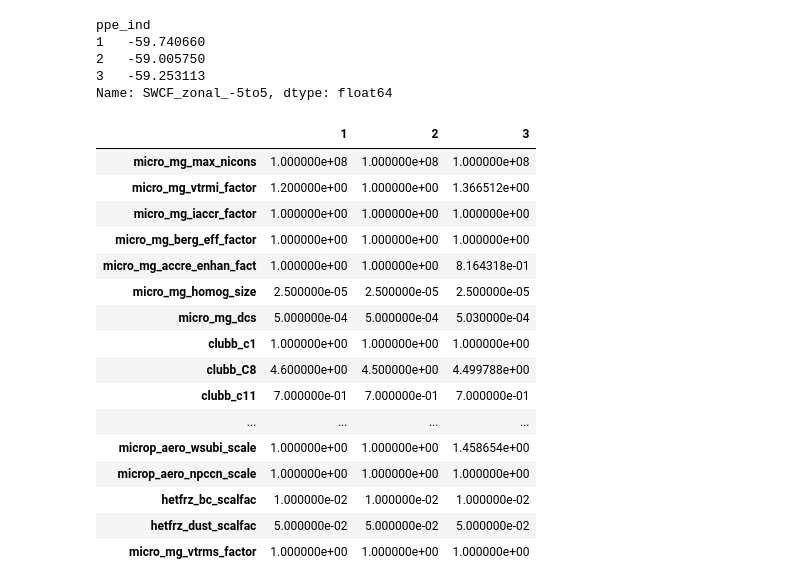
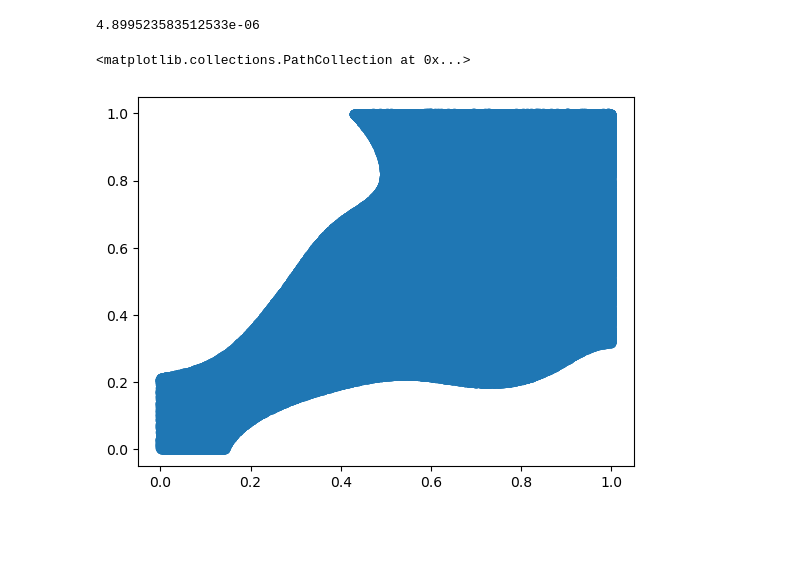
Before and after one commit to yiqioyang/proj2dhullsampler, a Jupyter notebook: notebooks/analyzing.ipynb, the cells around one changed output. Saved outputs shown, nothing was run; the diff lists cells and outputs as text; code cells hidden in the pictures; blank space fills up the shorter version.

```diff
--- a/notebooks/analyzing.ipynb
+++ b/notebooks/analyzing.ipynb
@@ -149,28 +97,10 @@ analysis.visualize_check('PRECT_zonal_-5to5')
-# %%
-analysis.data.pd_ppe.head(3)['SWCF_zonal_-5to5']
-# %% [output]
-ppe_ind
-1   -59.740660
-2   -59.005750
-3   -59.253113
-Name: SWCF_zonal_-5to5, dtype: float64
-# %%
-analysis.data.ppe_para.head(3).T
-# %% [output]
-|  | 1 | 2 | 3 |
-| micro_mg_max_nicons | 1.000000e+08 | 1.000000e+08 | 1.000000e+08 |
-| micro_mg_vtrmi_factor | 1.200000e+00 | 1.000000e+00 | 1.366512e+00 |
-| micro_mg_iaccr_factor | 1.000000e+00 | 1.000000e+00 | 1.000000e+00 |
-| micro_mg_berg_eff_factor | 1.000000e+00 | 1.000000e+00 | 1.000000e+00 |
-| micro_mg_accre_enhan_fact | 1.000000e+00 | 1.000000e+00 | 8.164318e-01 |
-| micro_mg_homog_size | 2.500000e-05 | 2.500000e-05 | 2.500000e-05 |
-| micro_mg_dcs | 5.000000e-04 | 5.000000e-04 | 5.030000e-04 |
-| clubb_c1 | 1.000000e+00 | 1.000000e+00 | 1.000000e+00 |
-| clubb_C8 | 4.600000e+00 | 4.500000e+00 | 4.499788e+00 |
-| clubb_c11 | 7.000000e-01 | 7.000000e-01 | 7.000000e-01 |
-| ... | ... | ... | ... |
-| microp_aero_wsubi_scale | 1.000000e+00 | 1.000000e+00 | 1.458654e+00 |
-| microp_aero_npccn_scale | 1.000000e+00 | 1.000000e+00 | 1.000000e+00 |
-| hetfrz_bc_scalfac | 1.000000e-02 | 1.000000e-02 | 1.000000e-02 |
-| hetfrz_dust_scalfac | 5.000000e-02 | 5.000000e-02 | 5.000000e-02 |
-| micro_mg_vtrms_factor | 1.000000e+00 | 1.000000e+00 | 1.000000e+00 |
+# %%
+c = "500mb_Temperature"
+analysis.p_emu[analysis.tf_masks[c]].IceFallFac.min()
+# %% [output]
+4.899523583512533e-06
+# %%
+plt.scatter(analysis.p_emu[analysis.tf_masks[c]].IceFallFac, analysis.p_emu[analysis.tf_masks[c]].dcs)
+# %% [output]
+<matplotlib.collections.PathCollection at 0x...>
+[figure, added]
```
Also changed, not shown: parts of 18 cells of this notebook, 2 other files.
